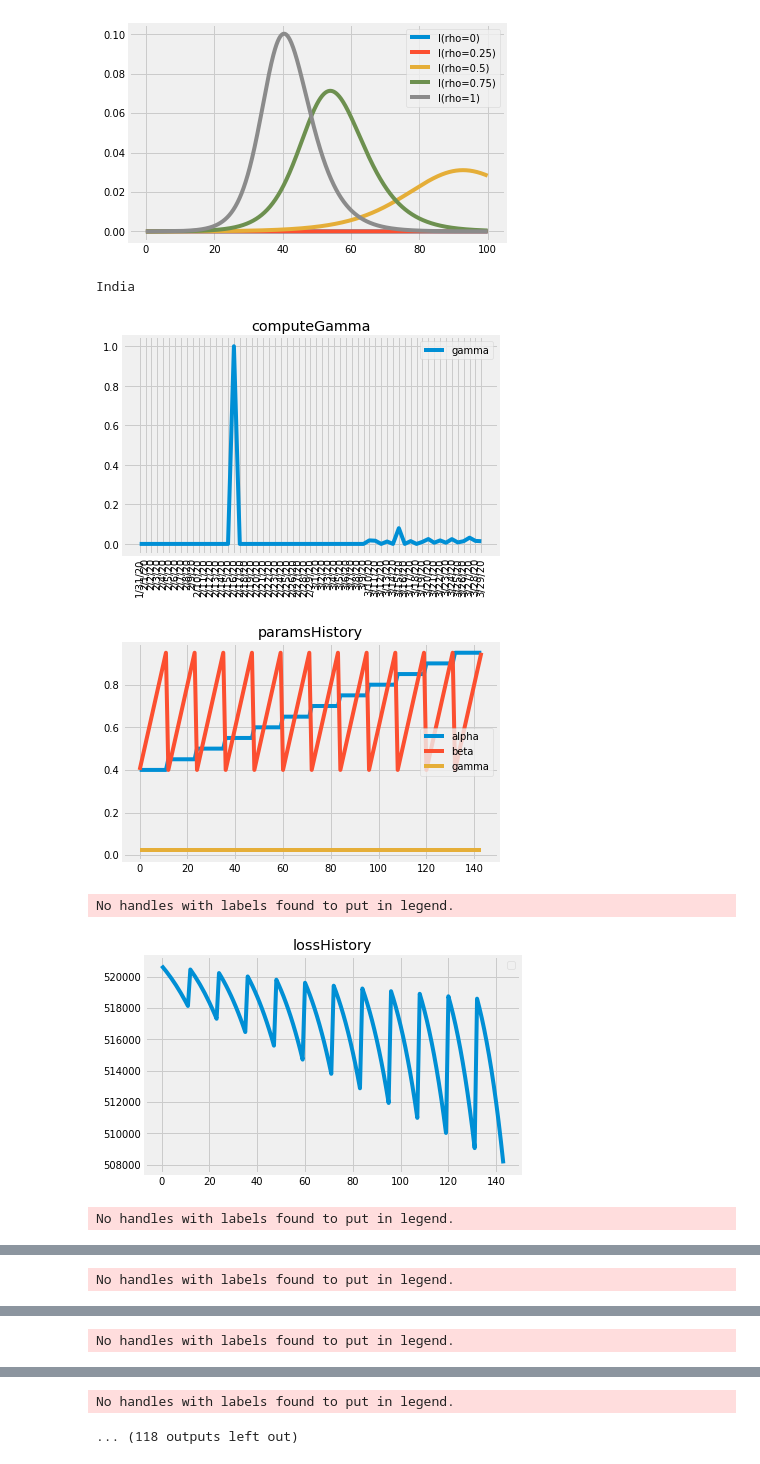
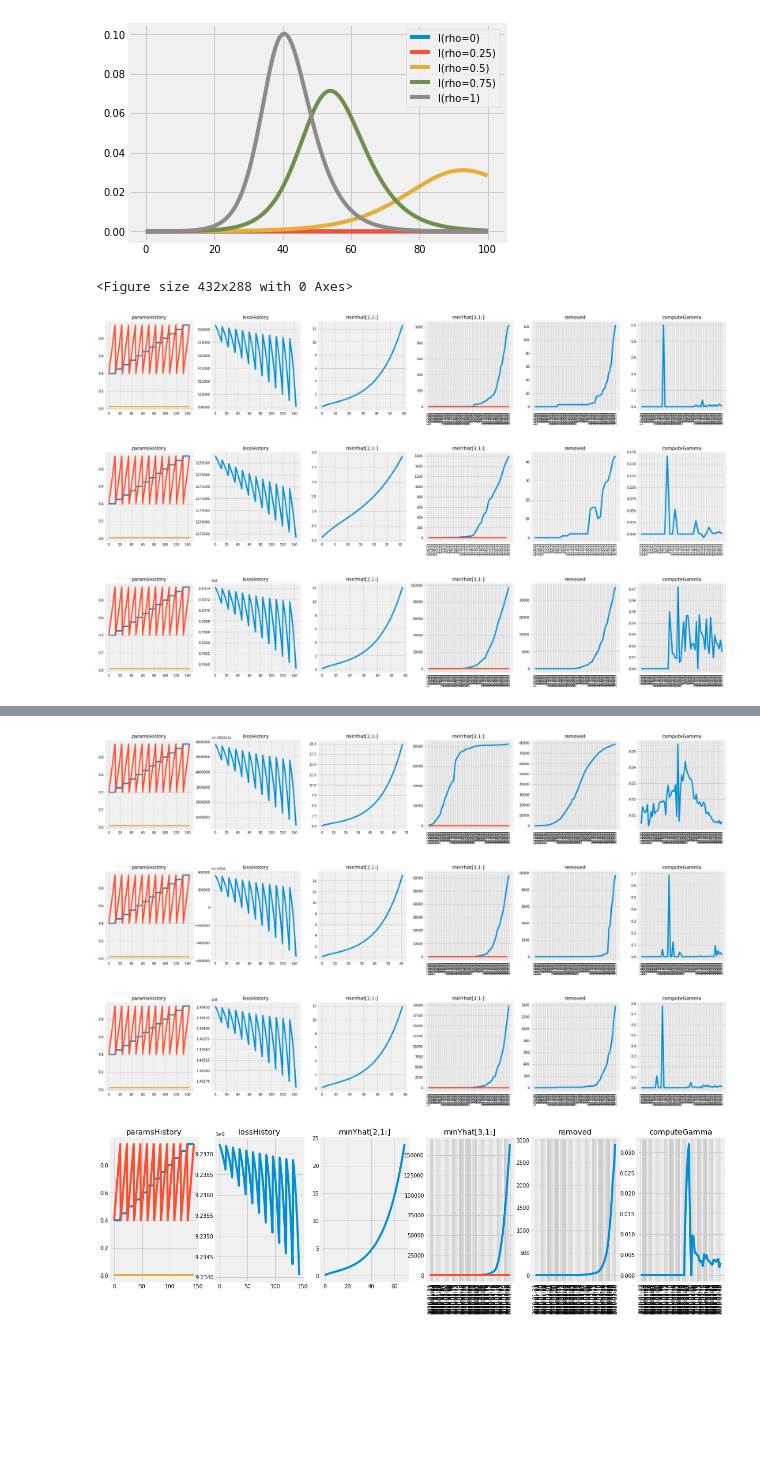
Before and after one commit to baladutt/modeling-epidemics-COVID-19, a Jupyter notebook: Estimate-SEIR-Parameters.ipynb, the cells around one changed output, grey strips where cells are left out. Drawn from its saved outputs; the diff is of its cells as text; code cells hidden in the pictures; blank space fills up the shorter version.

Commit message:
placing multiple graphs in one row

```diff
--- a/Estimate-SEIR-Parameters.ipynb
+++ b/Estimate-SEIR-Parameters.ipynb
@@ -40,15 +40,13 @@ def predictValues(alpha, beta, gamma, nSteps, N):
 [figure]
 [figure]
 # %%
-def computeGamma(infected, removed):
+def computeGamma(infected, removed, axs):
     dR_dt= np.diff(removed)
     infected[infected == 0] = 0.0001 # to prevent divide by zero
     gamma = dR_dt / infected[1:]
-    pyplot.plot(gamma, label='gamma')
-    pyplot.title('computeGamma')
-    pyplot.xticks(rotation=90)
-    pyplot.legend()
-    pyplot.show()
+    axs[5].plot(gamma, label='gamma')
+    axs[5].set_title('computeGamma')
+    axs[5].tick_params(axis='x', rotation=90)
     return gamma.mean()
 # %%
 def computeLoss(yhat, infected, removed):
@@ -134,31 +128,28 @@ def estimateParameters(infected, removed, N):
 #print(params)
 # %%
 countries = list(["India", "Pakistan", "Italy", "Spain", "France", "Iran", "China", "Germany", "United Kingdom"])
-# countries = list([countryToAnalyze, "Pakistan"])
 
 from pandas import *
 pyplot.figure(1)
 paramsResultDf = DataFrame({'Country': [], 'Params': []})
 
-#This is incomplete - WIP
 for country in countries:
-    print(country)
+    fig, axs = pyplot.subplots(1,6)
+    fig.set_size_inches(30, 5)
     N = int(populationDf [populationDf['Country']==country]['Population'])
-#     print('Population of ', country, 'is :: ', N )
     confirmedTSDf = confirmedDf.loc[confirmedDf["Country/Region"] == country].sum().T[4:]
     recoveredTSDf = recoveredDf.loc[recoveredDf["Country/Region"] == country].sum().T[4:]
     deathsTSDf = deathsDf.loc[deathsDf["Country/Region"] == country].sum().T[4:]
-#     removedArr = recoveredTSDf.values + deathsTSDf.values
-    params = estimateParameters(confirmedTSDf, (recoveredTSDf+deathsTSDf), N)
+    params = estimateParameters(confirmedTSDf, (recoveredTSDf+deathsTSDf), N, axs)
     paramsResultDf = paramsResultDf.append({'Country': country , 'Params': params}, ignore_index=True)
+
+fig, axs = pyplot.subplots(1,6)
+fig.set_size_inches(18.5, 5)
 N = int(populationDf [populationDf['Country']=='United States']['Population'])
-params_us = estimateParameters(total_infected_us_timeseries, total_removed_us_timeseries, N)
+params_us = estimateParameters(total_infected_us_timeseries, total_removed_us_timeseries, N, axs)
 paramsResultDf = paramsResultDf.append({'Country': "US" , 'Params': params_us}, ignore_index=True)
-print(paramsResultDf)
 # %% [output]
-India
+<Figure size 432x288 with 0 Axes>
-[figure, old version]
+[figure, new version]
-[figure, old version]
+[figure, new version]
-No handles with labels found to put in legend.
-[figure, old version]
+[figure, new version]
-No handles with labels found to put in legend.
@@ -166 +156,0 @@ No handles with labels found to put in legend.
-No handles with labels found to put in legend.
@@ -168 +157,0 @@ No handles with labels found to put in legend.
-No handles with labels found to put in legend.
@@ -170,2 +159,4 @@ No handles with labels found to put in legend.
-No handles with labels found to put in legend.
-... (118 outputs left out)
+[figure, added]
+[figure, added]
+[figure, added]
+[figure, added]
```
Also changed, not shown: parts of 3 cells of this notebook, 3 other files.
